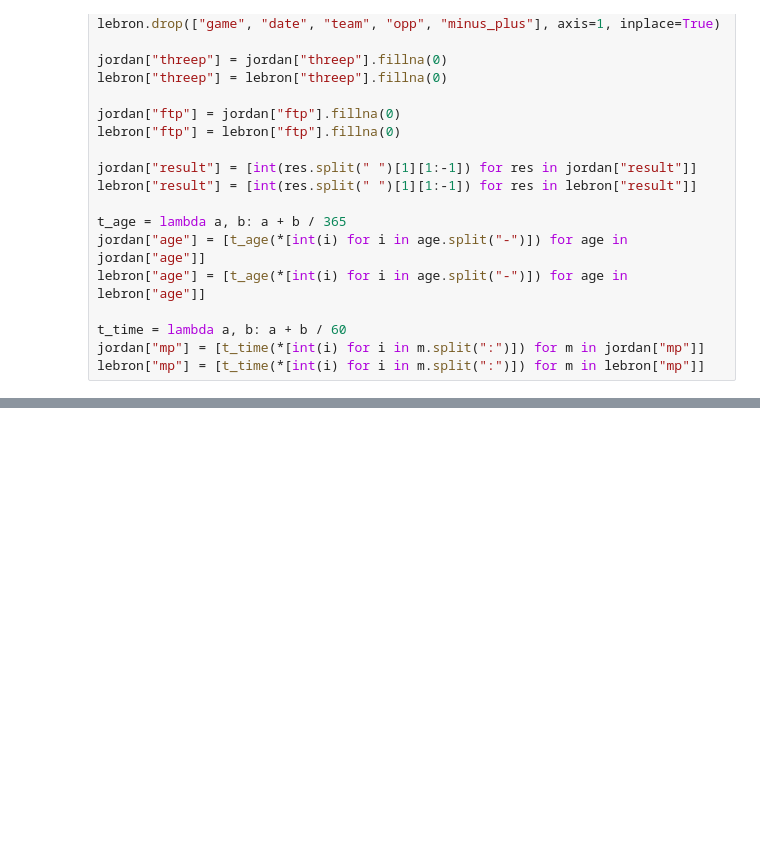
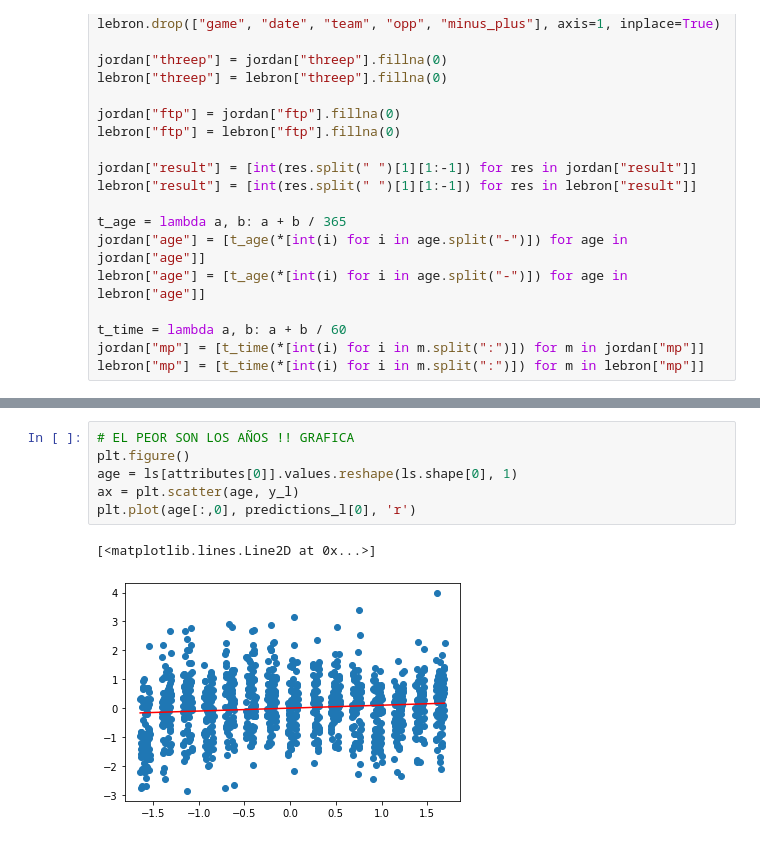
Before and after one commit to Marc-Con-C/Lebron-VS-Jordan, a Jupyter notebook: linear_regresions.ipynb, the cells around one changed output, grey strips where cells are left out. Drawn from its saved outputs; the diff is of its cells as text; blank space fills up the shorter version.

```diff
--- a/linear_regresions.ipynb
+++ b/linear_regresions.ipynb
@@ -228,0 +445,9 @@ Text(0, 0.5, 'Predicted game_score')
+# %%
+# EL PEOR SON LOS AÑOS !! GRAFICA
+plt.figure()
+age = ls[attributes[0]].values.reshape(ls.shape[0], 1)
+ax = plt.scatter(age, y_l)
+plt.plot(age[:,0], predictions_l[0], 'r')
+# %% [output]
+[<matplotlib.lines.Line2D at 0x...>]
+[figure, added]
```
Also changed, not shown: parts of 41 cells of this notebook.
